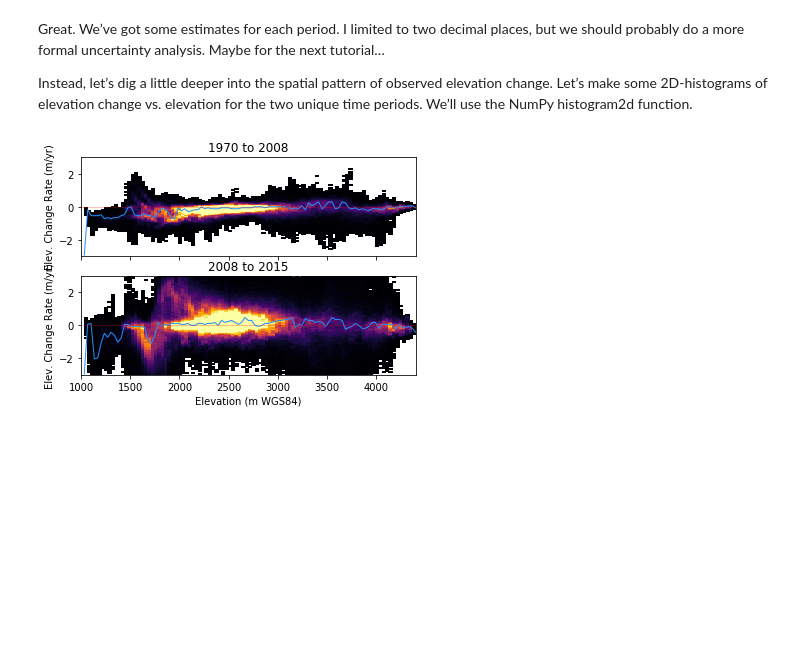
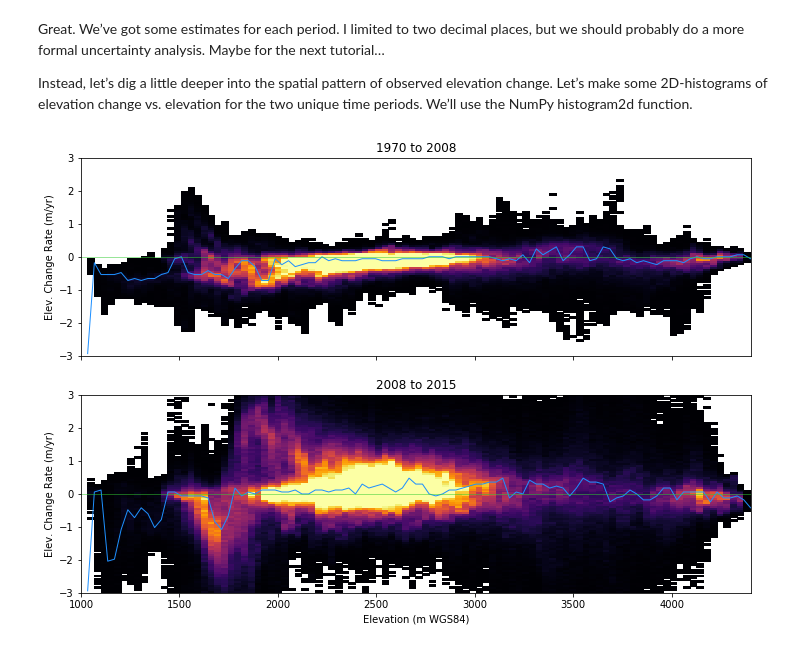
Before and after one commit to geohackweek/tutorial_contents, a Jupyter notebook: raster/notebooks/rainier_dem_example.ipynb, the cells around one changed output. Drawn from its saved outputs; the diff is of its cells as text; code cells hidden in the pictures; blank space fills up the shorter version.

```diff
--- a/raster/notebooks/rainier_dem_example.ipynb
+++ b/raster/notebooks/rainier_dem_example.ipynb
@@ -251,38 +258,39 @@ Instead, let’s dig a little deeper into the spatial pattern of observed elevat
 # %%
 def plothist(ax, x, y, xlim, ylim, log=False):
     bins = (100, 100)
+    #Generate and apply a common mask for the DEM and the elevation change arrays
     common_mask = ~(malib.common_mask([x,y]))
     x = x[common_mask]
     y = y[common_mask]
     H, xedges, yedges = np.histogram2d(x,y,range=[xlim,ylim],bins=bins)
     H = np.rot90(H)
     H = np.flipud(H)
+    #Mask any bins with zero count
     Hmasked = np.ma.masked_where(H==0,H)
-    Hmed_idx = np.ma.argmax(Hmasked, axis=0)
-    ymax = (yedges[:-1]+np.diff(yedges))[Hmed_idx]
-    #Hmasked = H
     H_clim = malib.calcperc(Hmasked, (5,95))
     if log:
         import matplotlib.colors as colors
         ax.pcolormesh(xedges,yedges,Hmasked,cmap='inferno',norm=colors.LogNorm(vmin=H_clim[0],vmax=H_clim[1]))
     else:
         ax.pcolormesh(xedges,yedges,Hmasked,cmap='inferno',vmin=H_clim[0],vmax=H_clim[1])
+    #Plot a line for the max values in each elevation band
+    Hmax_idx = np.ma.argmax(Hmasked, axis=0)
+    ymax = (yedges[:-1]+np.diff(yedges))[Hmax_idx]
     ax.plot(xedges[:-1]+np.diff(xedges), ymax, color='dodgerblue',lw=1.0)
+    ax.axhline(0,lw=0.5,ls='-',c='limegreen')
 # %%
-f, axa = plt.subplots(2, sharex=True, sharey=True)
+f, axa = plt.subplots(2, sharex=True, sharey=True, figsize=(12,8))
 dem_clim = (1000,4400)
 dhdt_clim = (-3, 3)
 
 plothist(axa[0], dem_list[0], dhdt_list_shpclip[0], dem_clim, dhdt_clim)
 axa[0].set_title('1970 to 2008')
 axa[0].set_ylabel('Elev. Change Rate (m/yr)')
-axa[0].axhline(0,lw=0.5,ls='-',c='r',alpha=0.5)
 
 plothist(axa[1], dem_list[1], dhdt_list_shpclip[1], dem_clim, dhdt_clim)
 axa[1].set_title('2008 to 2015')
 axa[1].set_ylabel('Elev. Change Rate (m/yr)')
-axa[1].axhline(0,lw=0.5,ls='-',c='r',alpha=0.5)
 axa[1].set_xlabel('Elevation (m WGS84)')
 plt.show()
 # %% [output]
-[figure, old version]
+[figure, new version]
```
Also changed, not shown: parts of 15 cells of this notebook.
